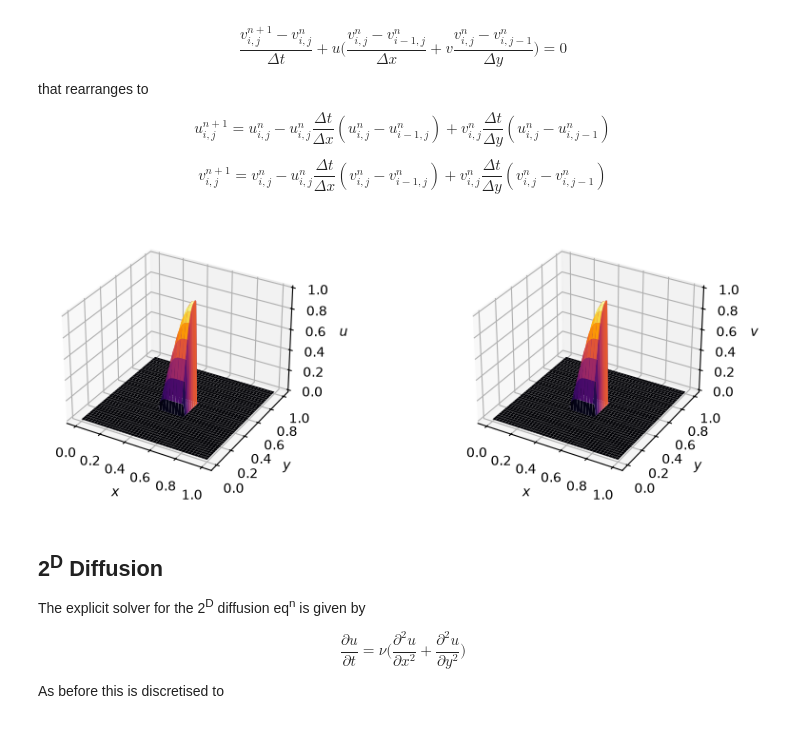
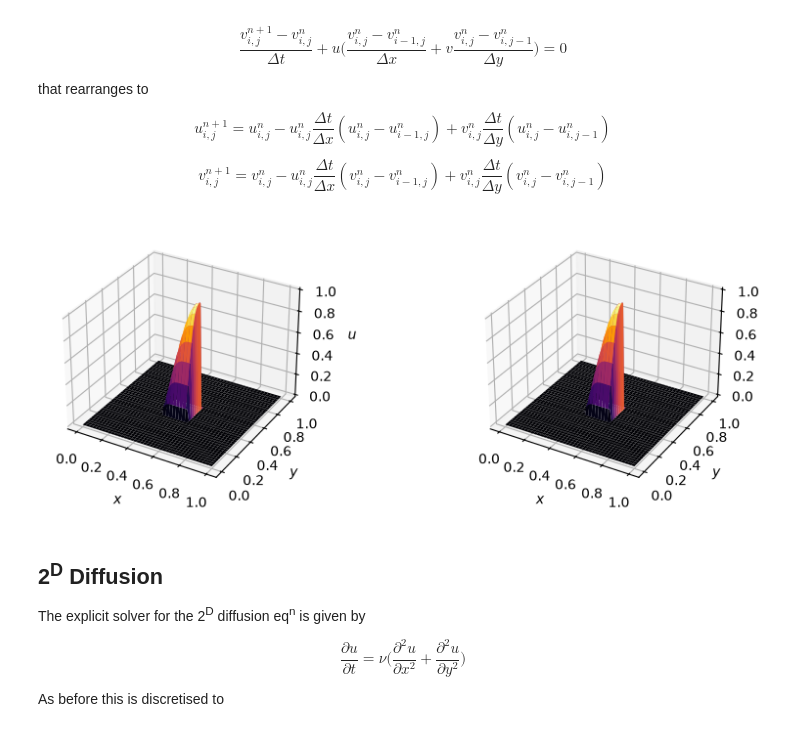
Before and after one commit to SamGr64/CFD-Suite, a Jupyter notebook: CFD.ipynb, the cells around one changed output. Cells and saved outputs as stored; diff of their text form; code cells hidden in the pictures.

```diff
--- a/CFD.ipynb
+++ b/CFD.ipynb
@@ -794,29 +801,29 @@ def nonlinear_convection_2d(u_0: np.ndarray, v_0: np.ndarray, nx: int, ny: int,
 # %%
 nx, x_range = 81, [0.0, 1.0]
 ny, y_range = 81, [0.0, 1.0]
 nt, dt = 50, 0.002
 
 u_0, x, y = top_hat_2d(nx, ny, x_range=x_range, y_range=y_range)
 u, v = nonlinear_convection_2d(u_0=u_0, v_0=u_0, nx=nx, ny=ny, nt=nt, x_range=x_range, y_range=y_range, dt=dt)
 
 X, Y = np.meshgrid(x,y)
 
-fig = plt.figure(figsize = (10, 3))
+fig = plt.figure(figsize = (8, 3))
 ax1 = fig.add_subplot(121, projection='3d')
 ax1.plot_surface(X, Y, u[-1], cmap="inferno")
 ax1.set_xlabel(r"$x$")
 ax1.set_ylabel(r"$y$")
 ax1.set_zlabel(r"$u$")
 ax2 = fig.add_subplot(122, projection='3d')
 ax2.plot_surface(X, Y, v[-1], cmap="inferno")
 ax2.set_xlabel(r"$x$")
 ax2.set_ylabel(r"$y$")
 ax2.set_zlabel(r"$v$")
 
 plt.tight_layout()
 plt.show()
 # %% [output]
-[figure, old version]
+[figure, new version]
 # %% [markdown]
 ## 2<sup>D</sup> Diffusion
 
```
Also changed, not shown: parts of 17 cells of this notebook.
